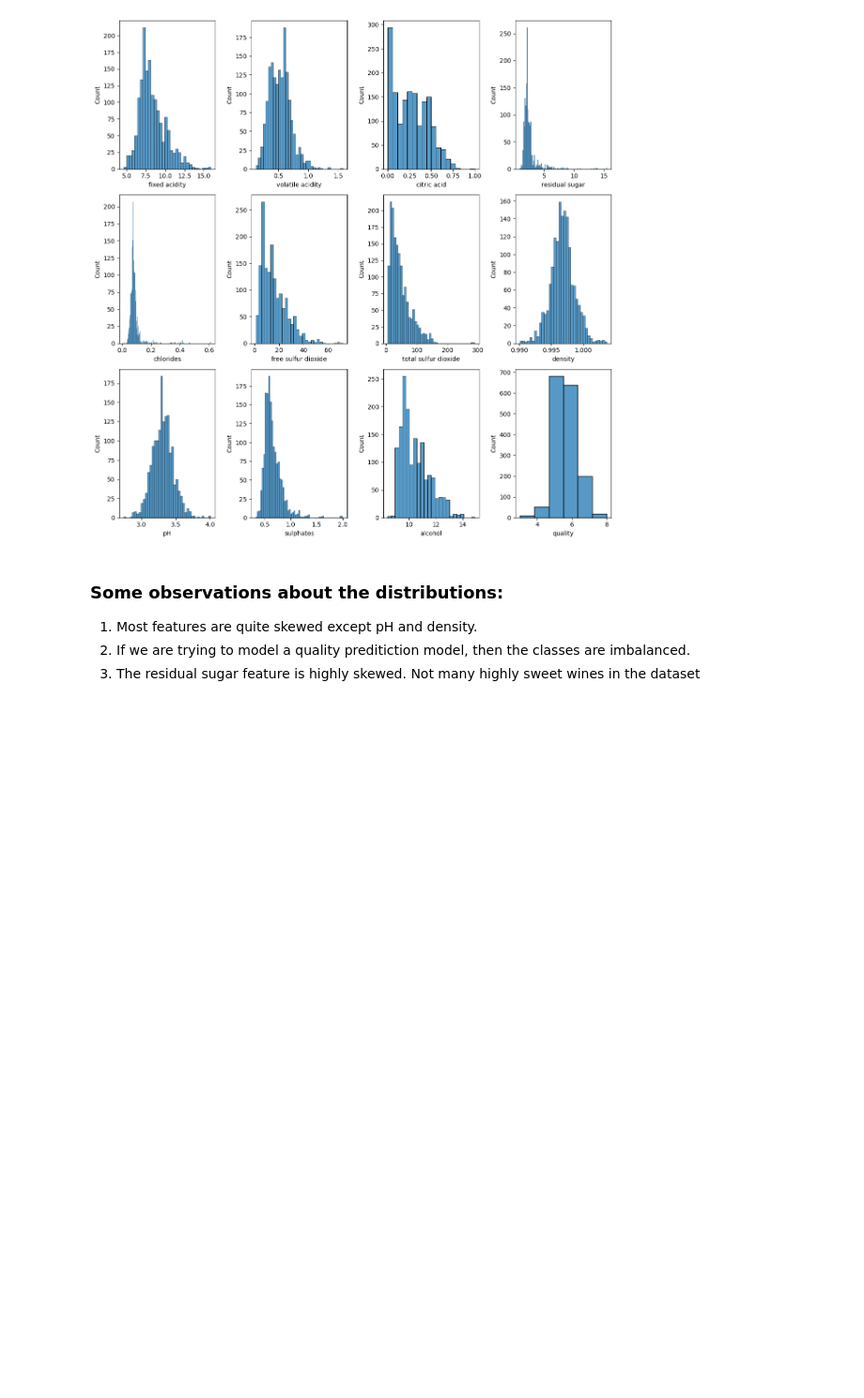
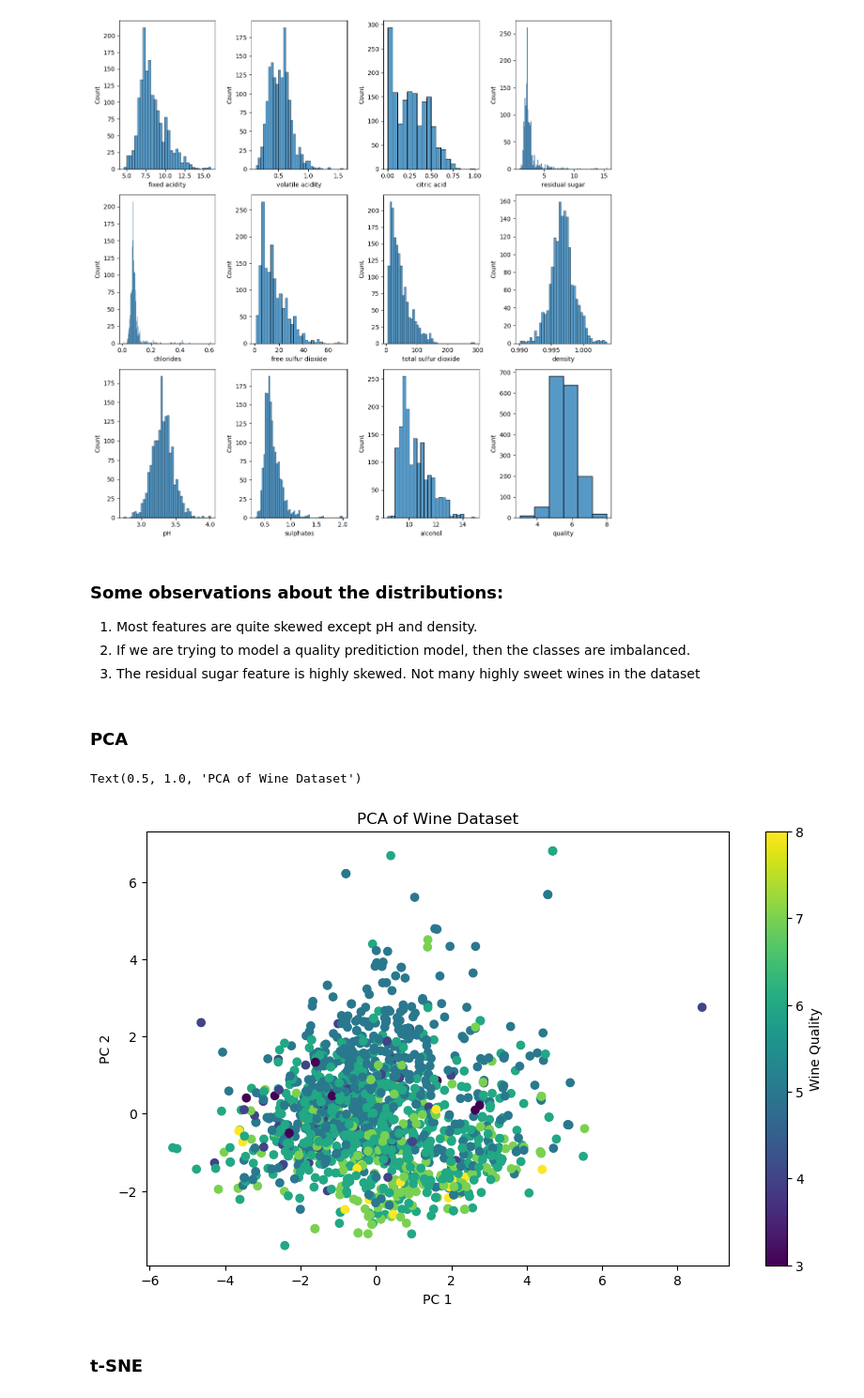
Before and after one commit to Tashhfia/5, a Jupyter notebook: wine_eval.ipynb, the cells around one changed output. Shown at 94% size. Drawn from its saved outputs; the diff is of its cells as text; code cells hidden in the pictures; blank space fills up the shorter version.

```diff
--- a/wine_eval.ipynb
+++ b/wine_eval.ipynb
@@ -130,3 +140,33 @@ plt.tight_layout()
 1. Most features are quite skewed except pH and density.
 2. If we are trying to model a quality preditiction model, then the classes are imbalanced.
 3. The residual sugar feature is highly skewed. Not many highly sweet wines in the dataset
+# %%
+# new dataset with all but the quality column
+truncated_df = wine_df.drop("quality", axis=1)
+truncated_df.tail()
+
+# quality df
+wine_quality = wine_df["quality"]
+# %%
+# standardizing data
+scaler = StandardScaler()
+wine_std = scaler.fit_transform(truncated_df)
+# %% [markdown]
+### PCA
+# %%
+# quality_std = scaler.fit_transform(quality)
+pca = PCA(n_components = 2)
+wine_pca = pca.fit_transform(wine_std)
+# %%
+# plot the components
+fig = plt.figure(figsize=(10,6))
+scatter= plt.scatter(wine_pca[:,0],wine_pca[:, 1], c = wine_quality, cmap= "viridis")
+plt.colorbar(scatter, label="Wine Quality")
+plt.xlabel("PC 1")
+plt.ylabel("PC 2")
+plt.title("PCA of Wine Dataset")
+# %% [output]
+Text(0.5, 1.0, 'PCA of Wine Dataset')
+[figure, added]
+# %% [markdown]
+### t-SNE
```
Also changed, not shown: parts of 9 cells of this notebook.
